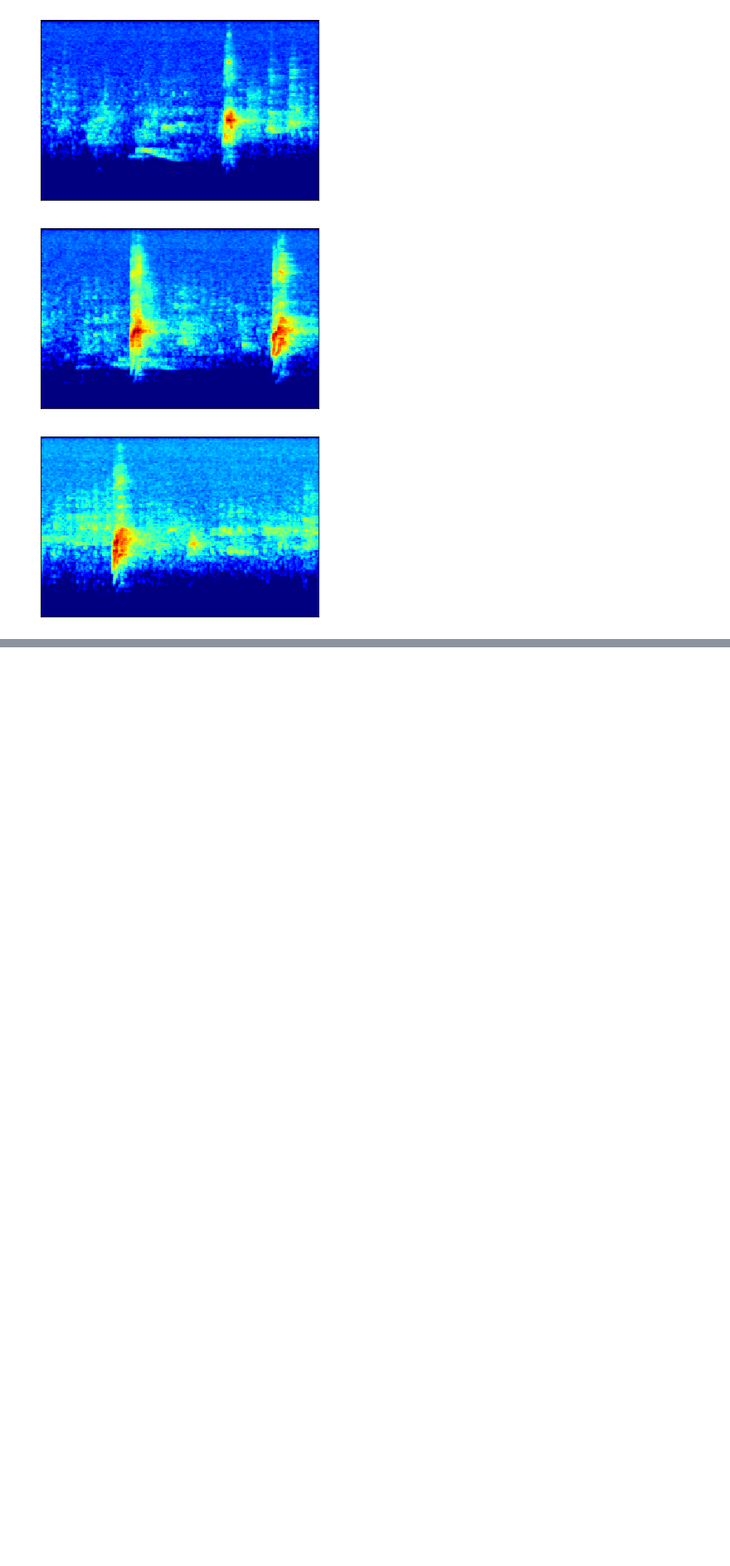
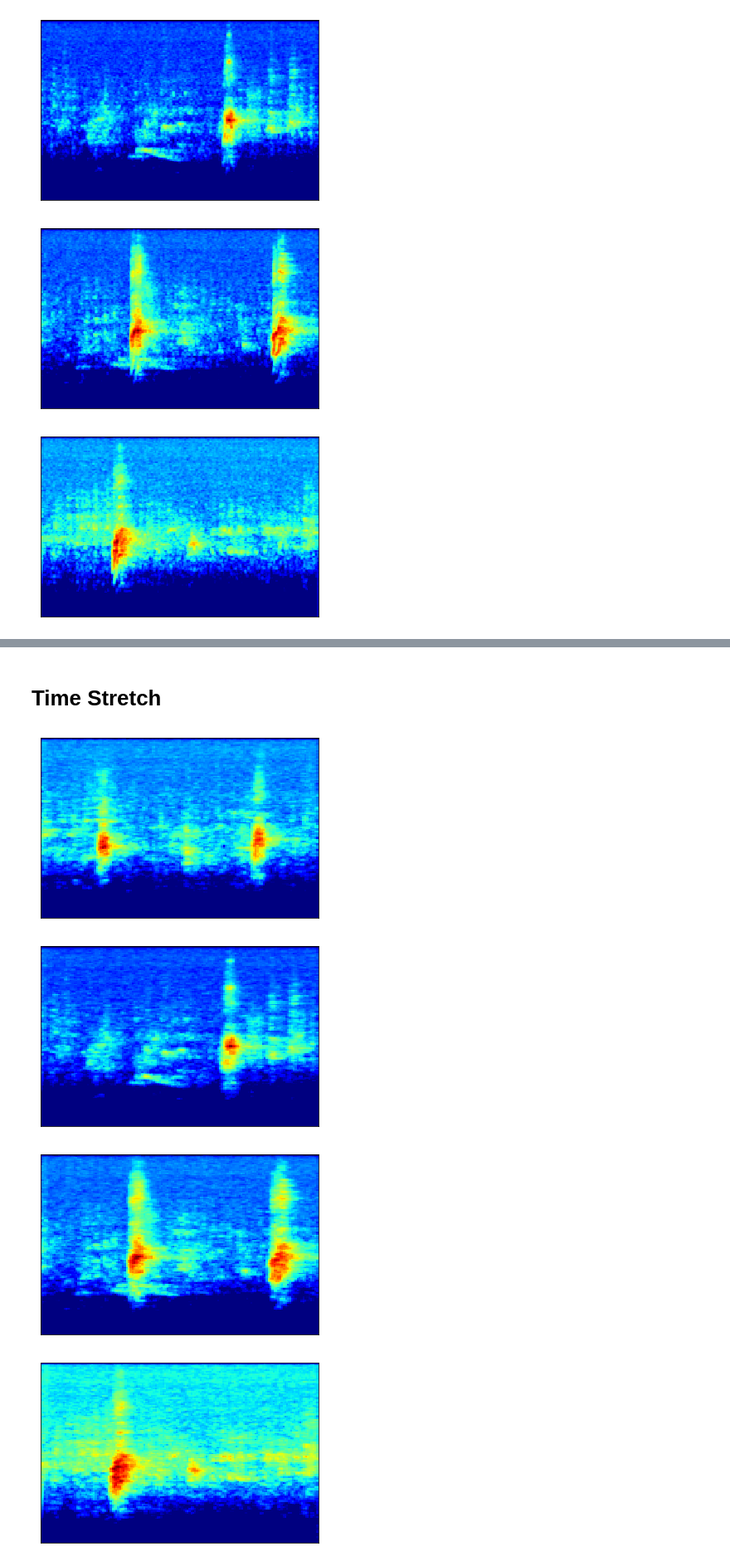
Before and after one commit to aj-devera/Bird-Classification-System-in-Permaculture-Setting-using-CNN, a Jupyter notebook: SAMPLE RESULTS OF THE CODE.ipynb, the cells around one changed output, grey strips where cells are left out. Shown at 83% size. Saved outputs shown, nothing was run; the diff lists cells and outputs as text; code cells hidden in the pictures; blank space fills up the shorter version.

```diff
--- a/SAMPLE RESULTS OF THE CODE.ipynb
+++ b/SAMPLE RESULTS OF THE CODE.ipynb
@@ -212,0 +242,9 @@ extract_spectrogram_original(sample_wav, splits)
+# %% [markdown]
+# Time Stretch
+# %%
+extract_spectrogram_timestretch(sample_wav, splits)
+# %% [output]
+[figure, added]
+[figure, added]
+[figure, added]
+[figure, added]
```
Also changed, not shown: parts of 6 cells of this notebook.
